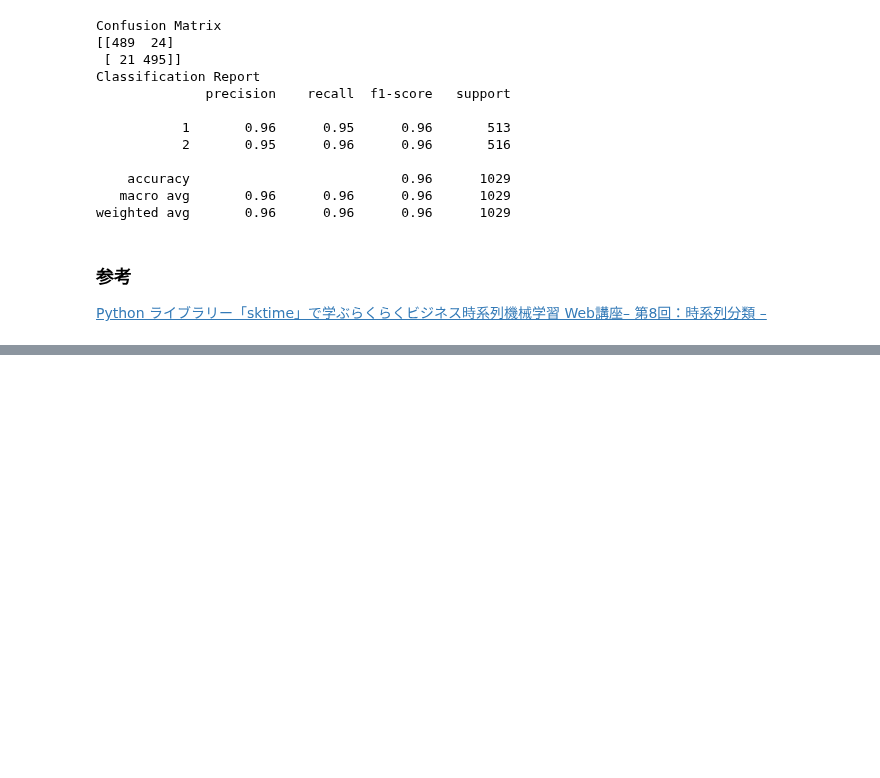
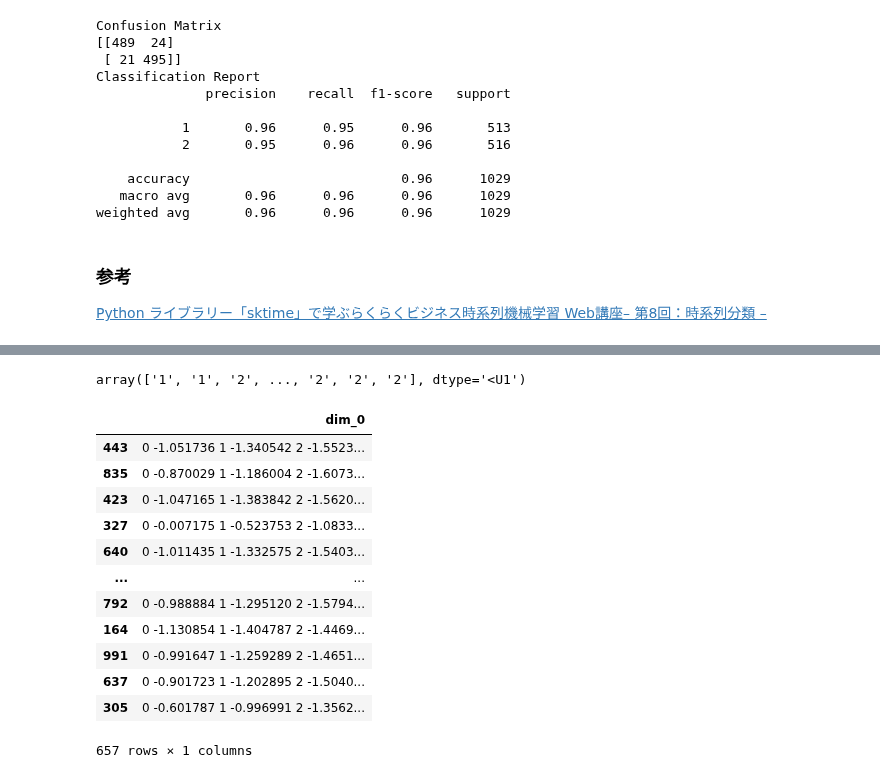
Before and after one commit to Mr-Kondo/_Inbox, a Jupyter notebook: test_sktime.ipynb, the cells around one changed output, grey strips where cells are left out. Saved outputs shown, nothing was run; the diff lists cells and outputs as text; code cells hidden in the pictures; blank space fills up the shorter version.

```diff
--- a/test_sktime.ipynb
+++ b/test_sktime.ipynb
@@ -209,0 +254,4 @@ weighted avg       0.96      0.96      0.96      1029
+# %%
+y
+# %% [output]
+array(['1', '1', '2', ..., '2', '2', '2'], dtype='<U1')
@@ -209,0 +261,16 @@ weighted avg       0.96      0.96      0.96      1029
+# %%
+X_train
+# %% [output]
+|  | dim_0 |
+| 443 | 0 -1.051736 1 -1.340542 2 -1.5523... |
+| 835 | 0 -0.870029 1 -1.186004 2 -1.6073... |
+| 423 | 0 -1.047165 1 -1.383842 2 -1.5620... |
+| 327 | 0 -0.007175 1 -0.523753 2 -1.0833... |
+| 640 | 0 -1.011435 1 -1.332575 2 -1.5403... |
+| ... | ... |
+| 792 | 0 -0.988884 1 -1.295120 2 -1.5794... |
+| 164 | 0 -1.130854 1 -1.404787 2 -1.4469... |
+| 991 | 0 -0.991647 1 -1.259289 2 -1.4651... |
+| 637 | 0 -0.901723 1 -1.202895 2 -1.5040... |
+| 305 | 0 -0.601787 1 -0.996991 2 -1.3562... |
+657 rows × 1 columns
```
Also changed, not shown: parts of 14 cells of this notebook.
